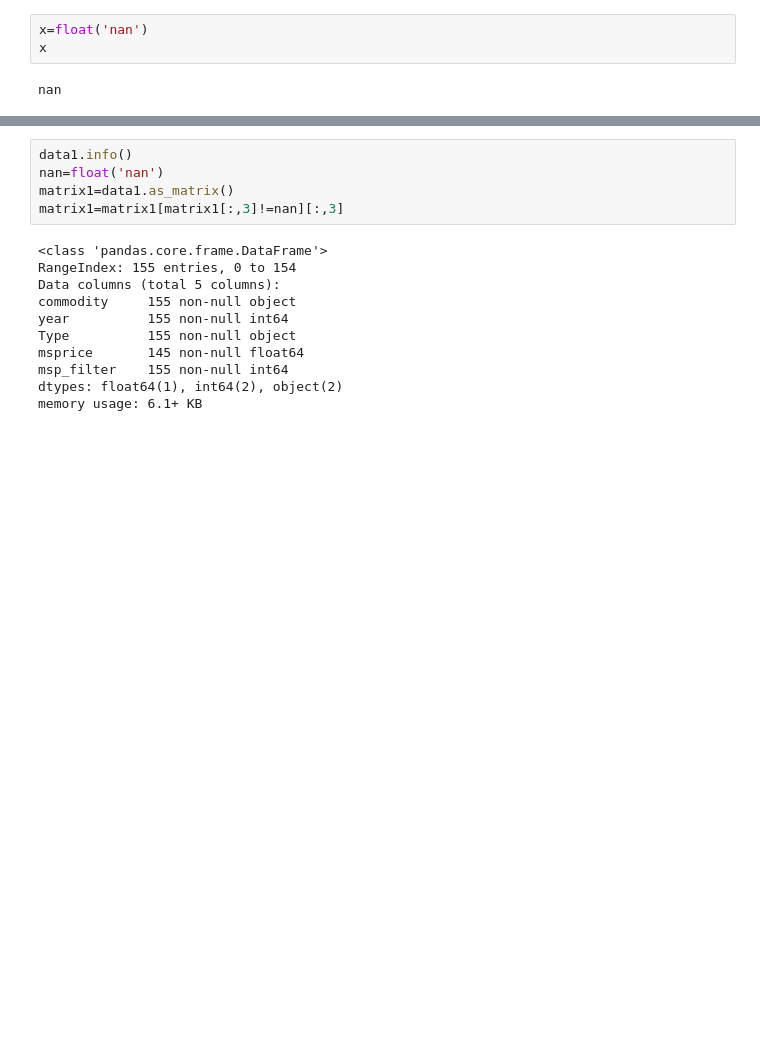
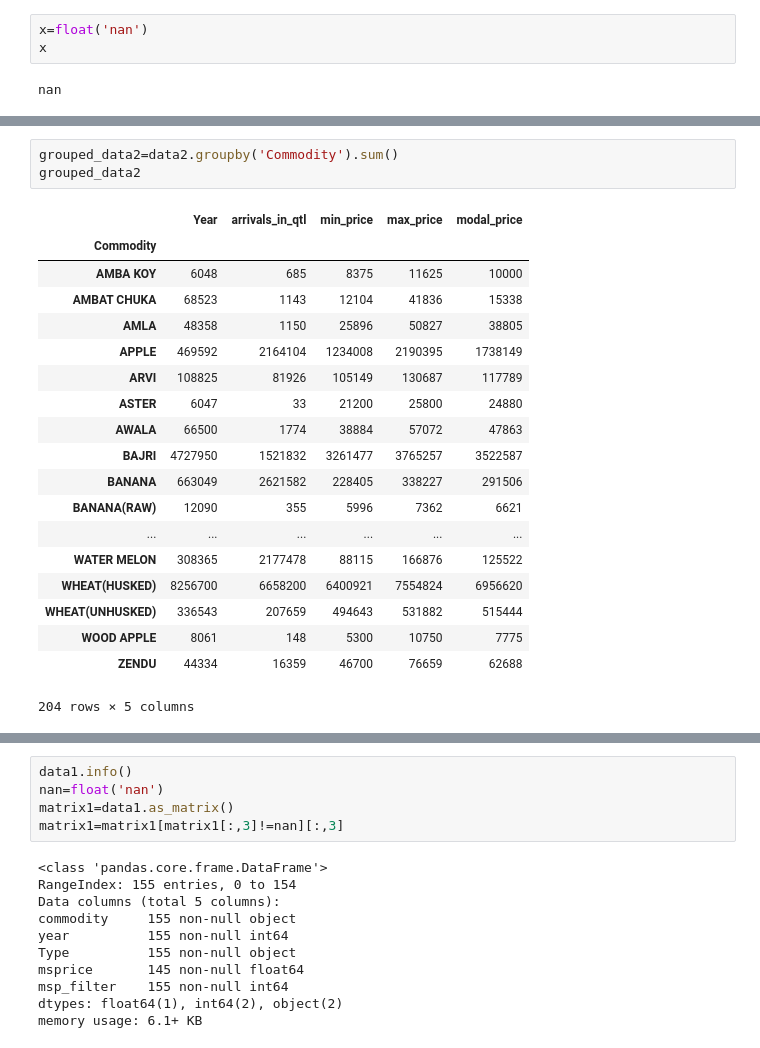
Before and after one commit to kushagragpt99/SocialCops, a Jupyter notebook: Untitled.ipynb, the cells around one changed output, grey strips where cells are left out. Cells and saved outputs as stored; diff of their text form; blank space fills up the shorter version.

```diff
--- a/Untitled.ipynb
+++ b/Untitled.ipynb
@@ -16,0 +40,23 @@ data2=pd.read_csv('Monthly_data_cmo.csv')
+# %%
+grouped_data2=data2.groupby('Commodity').sum()
+grouped_data2
+# %% [output]
+|  | Year | arrivals_in_qtl | min_price | max_price | modal_price |
+| Commodity |  |  |  |  |  |
+| AMBA KOY | 6048 | 685 | 8375 | 11625 | 10000 |
+| AMBAT CHUKA | 68523 | 1143 | 12104 | 41836 | 15338 |
+| AMLA | 48358 | 1150 | 25896 | 50827 | 38805 |
+| APPLE | 469592 | 2164104 | 1234008 | 2190395 | 1738149 |
+| ARVI | 108825 | 81926 | 105149 | 130687 | 117789 |
+| ASTER | 6047 | 33 | 21200 | 25800 | 24880 |
+| AWALA | 66500 | 1774 | 38884 | 57072 | 47863 |
+| BAJRI | 4727950 | 1521832 | 3261477 | 3765257 | 3522587 |
+| BANANA | 663049 | 2621582 | 228405 | 338227 | 291506 |
+| BANANA(RAW) | 12090 | 355 | 5996 | 7362 | 6621 |
+| ... | ... | ... | ... | ... | ... |
+| WATER MELON | 308365 | 2177478 | 88115 | 166876 | 125522 |
+| WHEAT(HUSKED) | 8256700 | 6658200 | 6400921 | 7554824 | 6956620 |
+| WHEAT(UNHUSKED) | 336543 | 207659 | 494643 | 531882 | 515444 |
+| WOOD APPLE | 8061 | 148 | 5300 | 10750 | 7775 |
+| ZENDU | 44334 | 16359 | 46700 | 76659 | 62688 |
+204 rows × 5 columns
```
Also changed, not shown: parts of 7 cells of this notebook.
